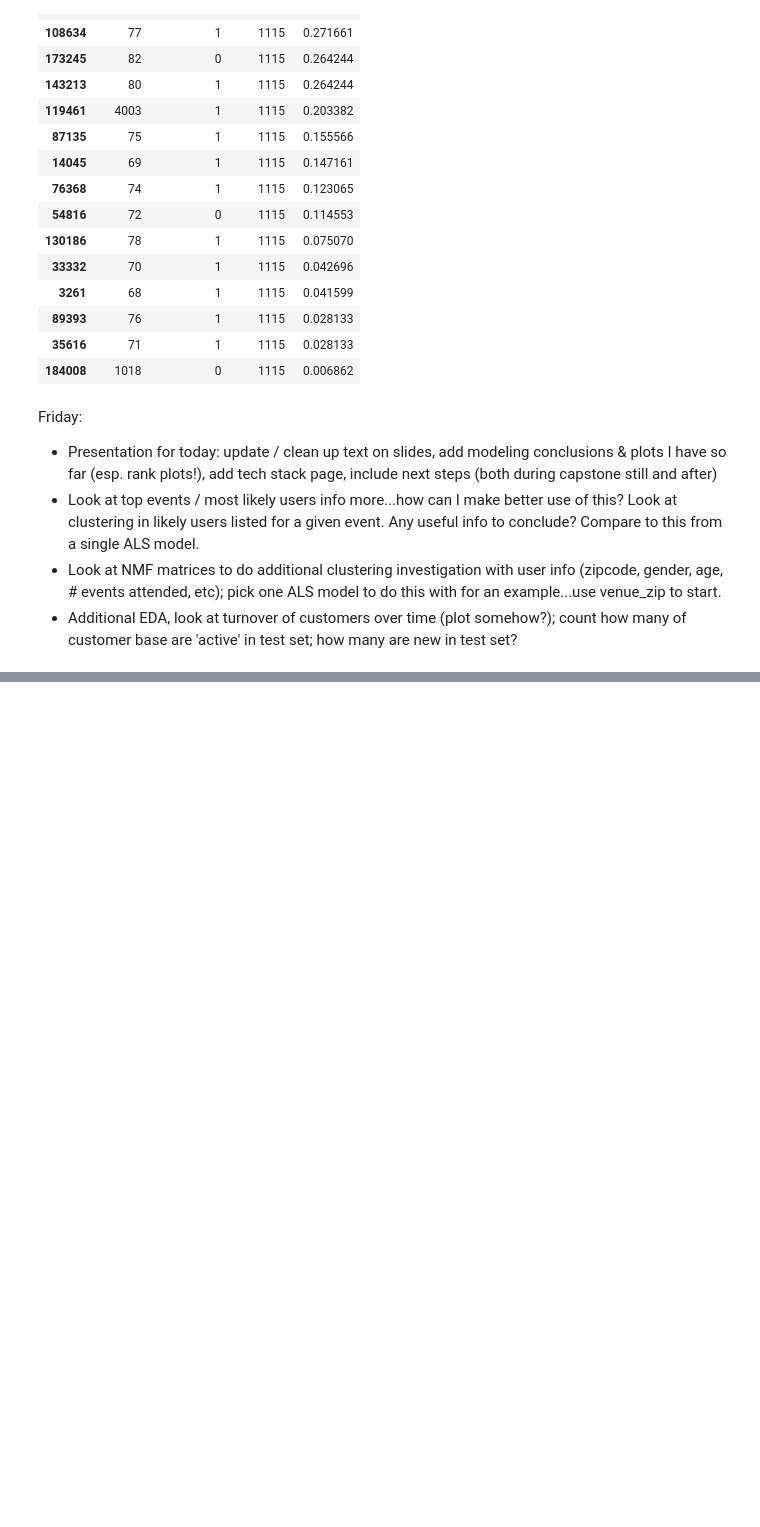
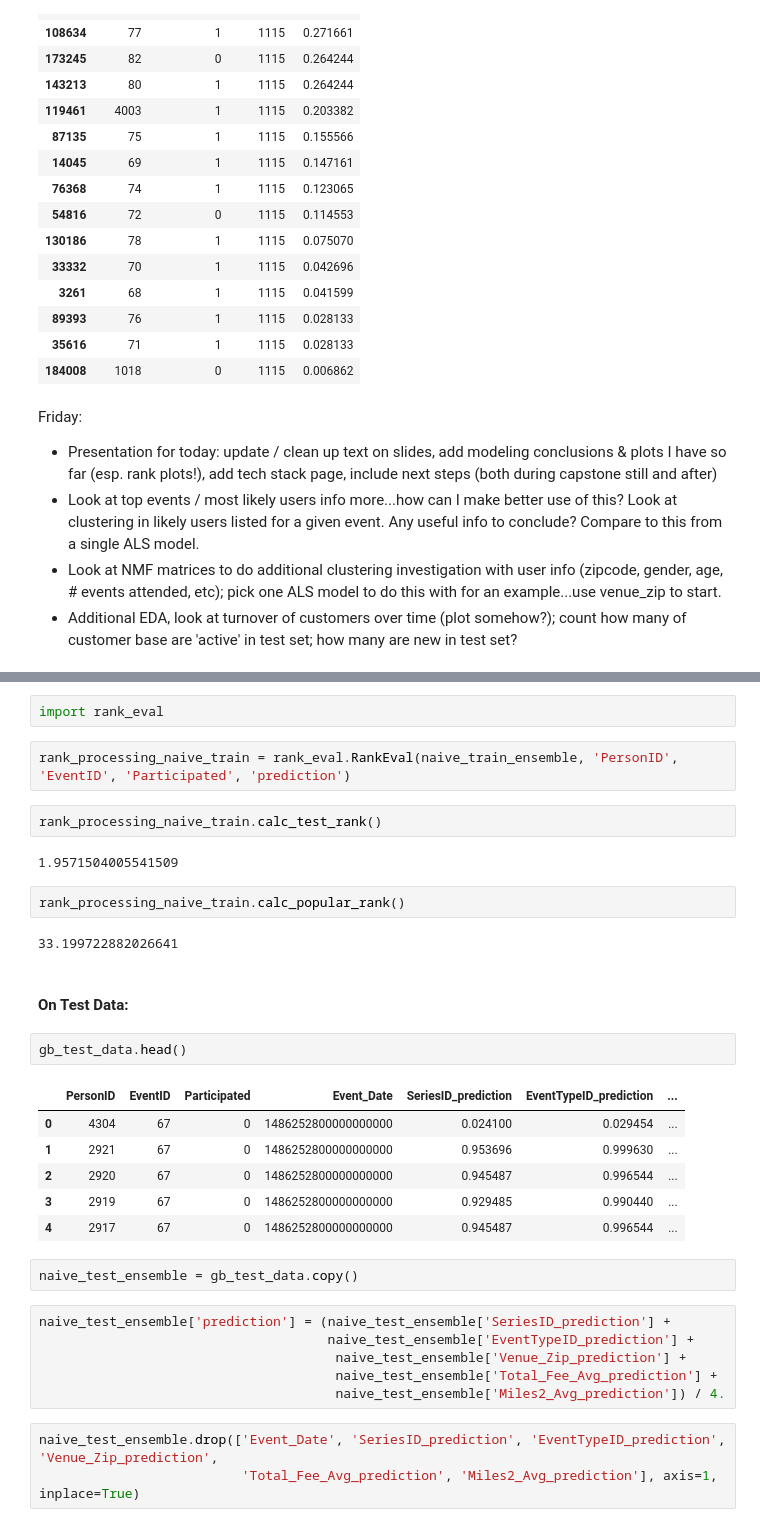
Before and after one commit to gcnuss/trailrun_participation, a Jupyter notebook: model/Final_Model_Pipeline-UPDATE.ipynb, the cells around one changed output, grey strips where cells are left out. Saved outputs shown, nothing was run; the diff lists cells and outputs as text; blank space fills up the shorter version.

```diff
--- a/model/Final_Model_Pipeline-UPDATE.ipynb
+++ b/model/Final_Model_Pipeline-UPDATE.ipynb
@@ -1050,0 +1117,34 @@ Friday:
+# %%
+import rank_eval
+# %%
+rank_processing_naive_train = rank_eval.RankEval(naive_train_ensemble, 'PersonID', 'EventID', 'Participated', 'prediction')
+# %%
+rank_processing_naive_train.calc_test_rank()
+# %% [output]
+1.9571504005541509
+# %%
+rank_processing_naive_train.calc_popular_rank()
+# %% [output]
+33.199722882026641
+# %% [markdown]
+#### On Test Data:
+# %%
+gb_test_data.head()
+# %% [output]
+|  | PersonID | EventID | Participated | Event_Date | SeriesID_prediction | EventTypeID_prediction | ... |
+| 0 | 4304 | 67 | 0 | 1486252800000000000 | 0.024100 | 0.029454 | ... |
+| 1 | 2921 | 67 | 0 | 1486252800000000000 | 0.953696 | 0.999630 | ... |
+| 2 | 2920 | 67 | 0 | 1486252800000000000 | 0.945487 | 0.996544 | ... |
+| 3 | 2919 | 67 | 0 | 1486252800000000000 | 0.929485 | 0.990440 | ... |
+| 4 | 2917 | 67 | 0 | 1486252800000000000 | 0.945487 | 0.996544 | ... |
+# %%
+naive_test_ensemble = gb_test_data.copy()
+# %%
+naive_test_ensemble['prediction'] = (naive_test_ensemble['SeriesID_prediction'] +
+                                     naive_test_ensemble['EventTypeID_prediction'] +
+                                      naive_test_ensemble['Venue_Zip_prediction'] +
+                                      naive_test_ensemble['Total_Fee_Avg_prediction'] +
+                                      naive_test_ensemble['Miles2_Avg_prediction']) / 4.
+# %%
+naive_test_ensemble.drop(['Event_Date', 'SeriesID_prediction', 'EventTypeID_prediction', 'Venue_Zip_prediction',
+                          'Total_Fee_Avg_prediction', 'Miles2_Avg_prediction'], axis=1, inplace=True)
```
Also changed, not shown: parts of 20 cells of this notebook, 4 other files.
